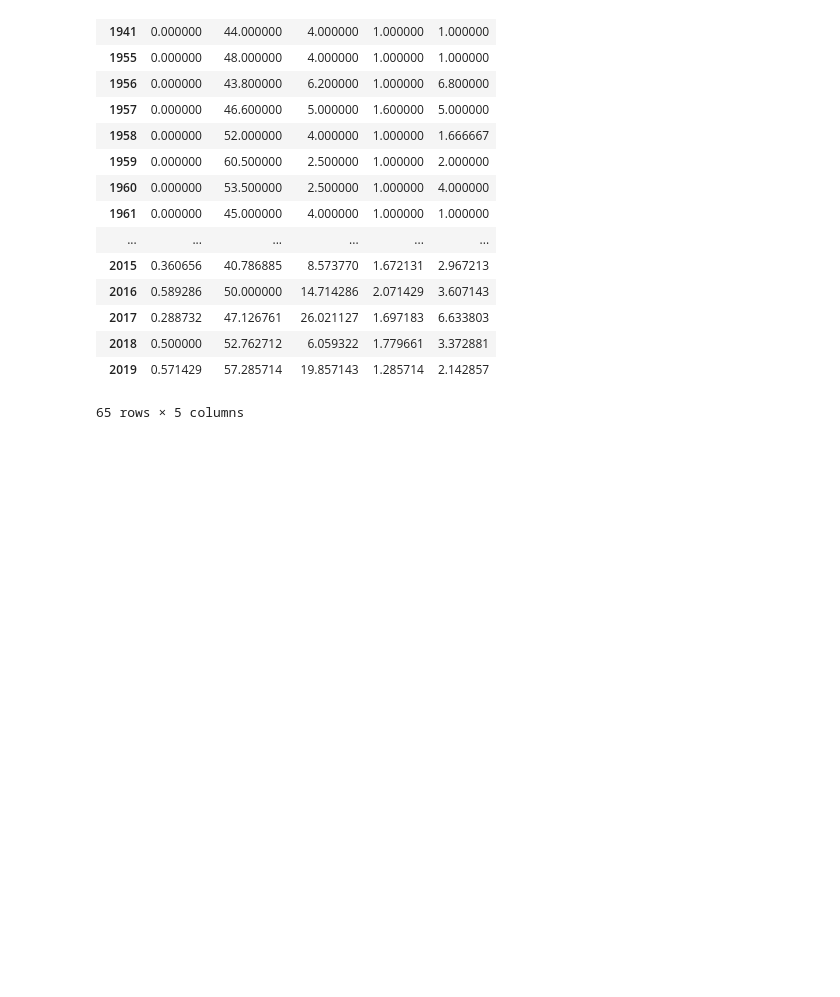
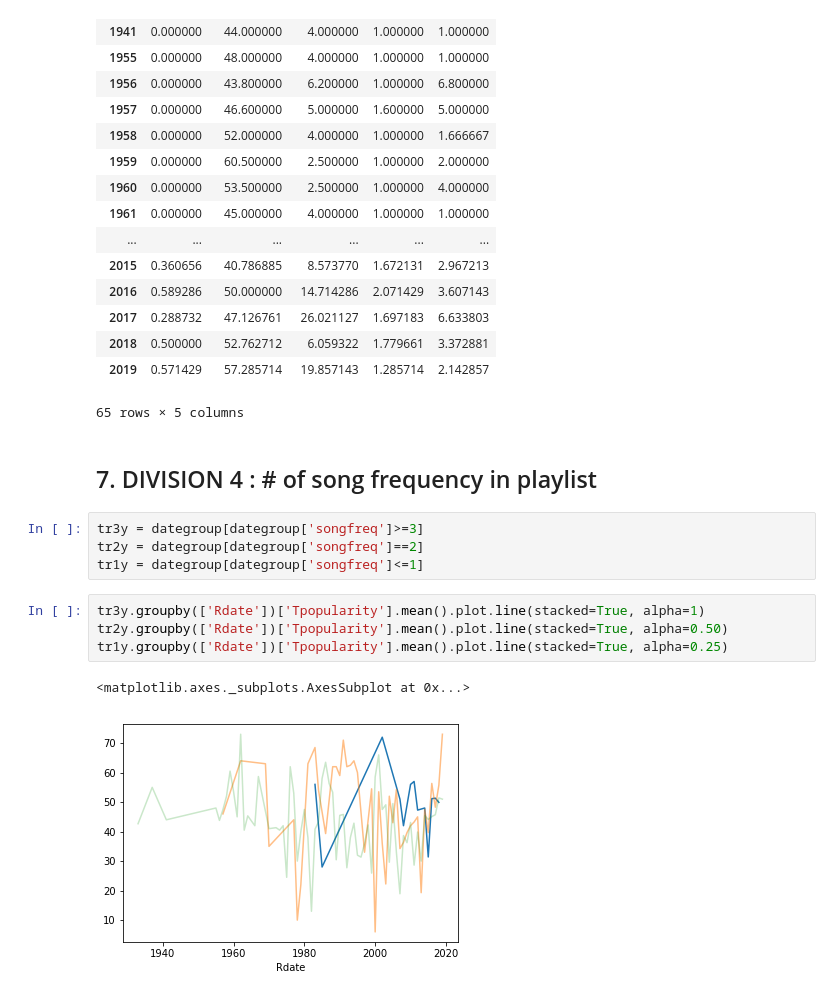
Before and after one commit to mxayon/statipy, a Jupyter notebook: Results.ipynb, the cells around one changed output. Cells and saved outputs as stored; diff of their text form; blank space fills up the shorter version.

```diff
--- a/Results.ipynb
+++ b/Results.ipynb
@@ -198,3 +190,16 @@ dt_desc.mean()
 | 2018 | 0.500000 | 52.762712 | 6.059322 | 1.779661 | 3.372881 |
 | 2019 | 0.571429 | 57.285714 | 19.857143 | 1.285714 | 2.142857 |
 65 rows × 5 columns
+# %% [markdown]
+## 7. DIVISION 4 : # of song frequency in playlist
+# %%
+tr3y = dategroup[dategroup['songfreq']>=3]
+tr2y = dategroup[dategroup['songfreq']==2]
+tr1y = dategroup[dategroup['songfreq']<=1]
+# %%
+tr3y.groupby(['Rdate'])['Tpopularity'].mean().plot.line(stacked=True, alpha=1)
+tr2y.groupby(['Rdate'])['Tpopularity'].mean().plot.line(stacked=True, alpha=0.50)
+tr1y.groupby(['Rdate'])['Tpopularity'].mean().plot.line(stacked=True, alpha=0.25)
+# %% [output]
+<matplotlib.axes._subplots.AxesSubplot at 0x...>
+[figure, added]
```
Also changed, not shown: parts of 34 cells of this notebook.
